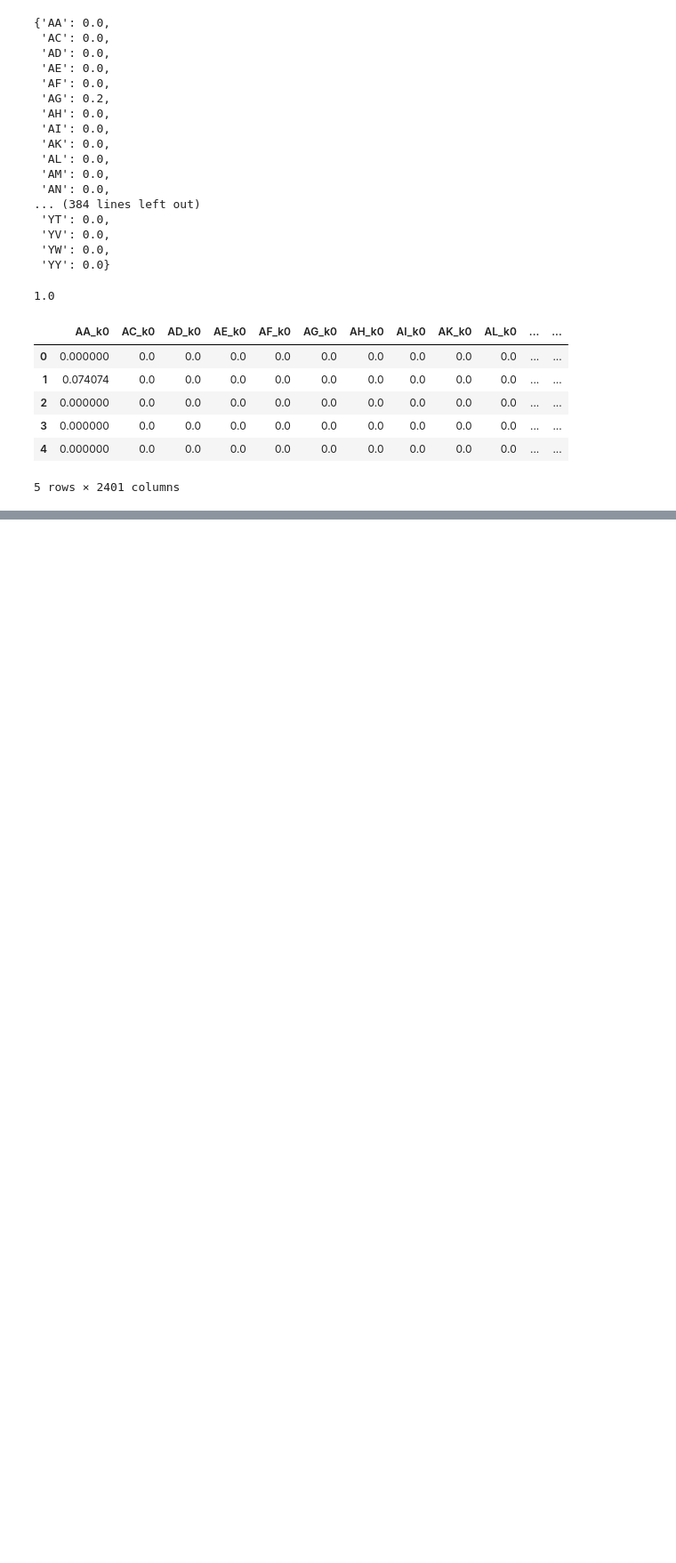
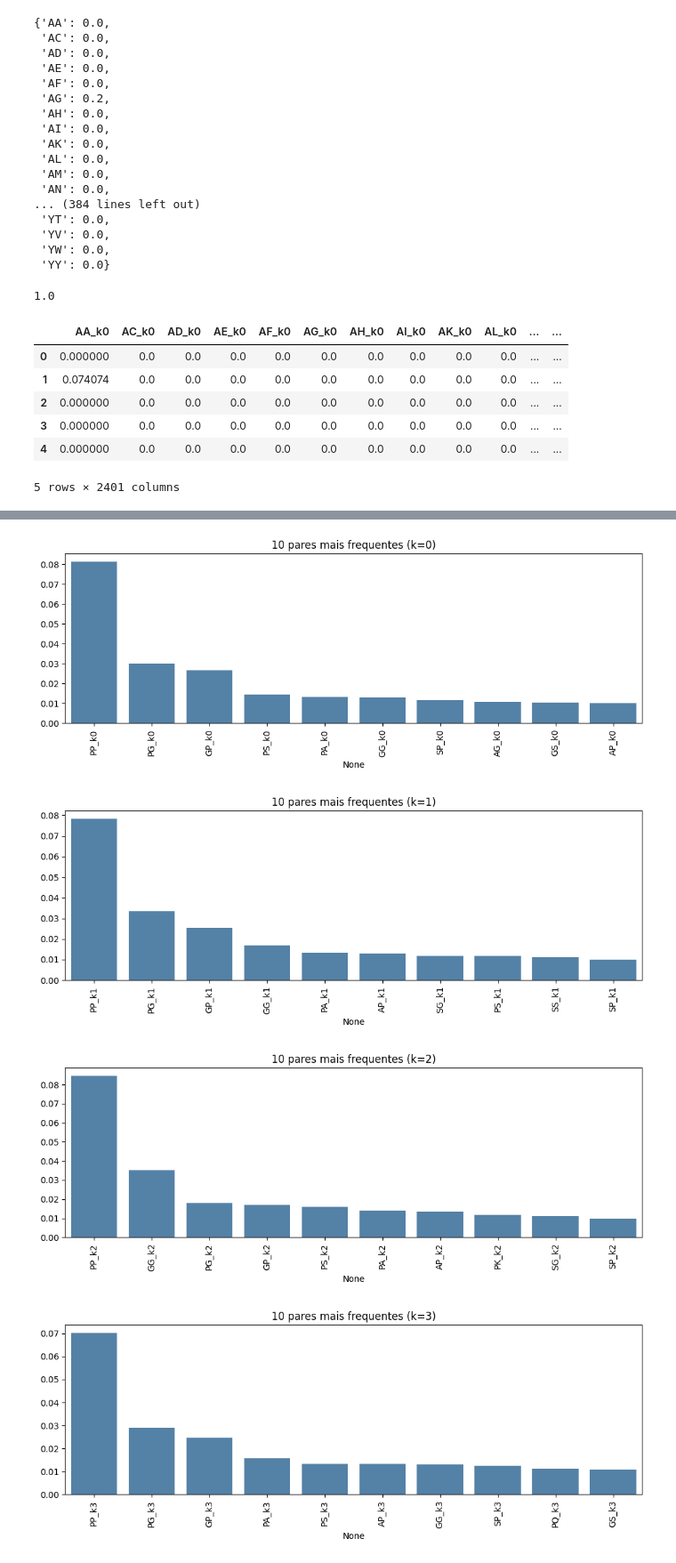
Before and after one commit to amaurywalbert/projeto-mineracao, a Jupyter notebook: notebooks/04_CKSNAP.ipynb, the cells around one changed output, grey strips where cells are left out. Shown at 89% size. Saved outputs shown, nothing was run; the diff lists cells and outputs as text; code cells hidden in the pictures; blank space fills up the shorter version.

```diff
--- a/notebooks/04_CKSNAP.ipynb
+++ b/notebooks/04_CKSNAP.ipynb
@@ -268,0 +357,28 @@ cksnap_df.head()
+# %%
+# Frequência Média dos Pares
+for k in range(6):
+    cols = [c for c in cksnap_df.columns if c.endswith(f"_k{k}")]
+    media = (
+        cksnap_df[cols]
+        .mean()
+        .sort_values(ascending=False)
+        .head(10)
+    )
+
+    plt.figure(figsize=(10,4))
+
+    sns.barplot(
+        x=media.index,
+        y=media.values,
+        color="steelblue"
+    )
+
+    plt.xticks(rotation=90)
+    plt.title(f"10 pares mais frequentes (k={k})")
+    plt.tight_layout()
+    plt.show()
+# %% [output]
+[figure, added]
+[figure, added]
+[figure, added]
+[figure, added]
```
Also changed, not shown: parts of 19 cells of this notebook, 2 other files.
